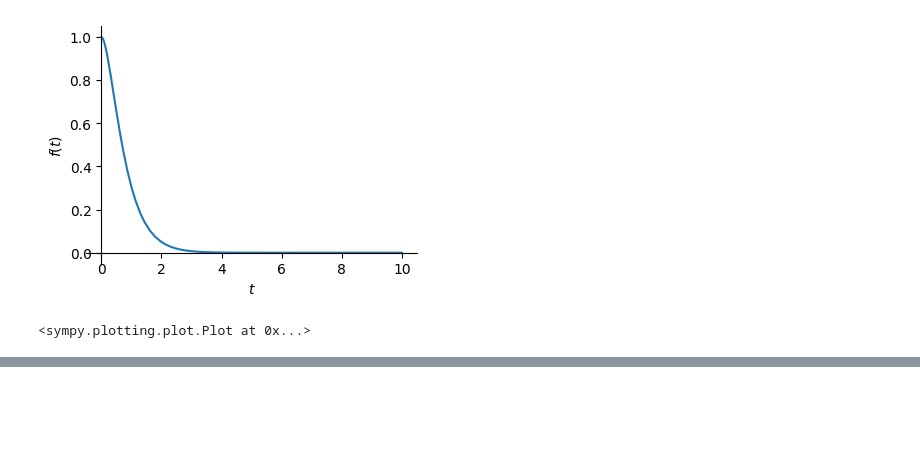
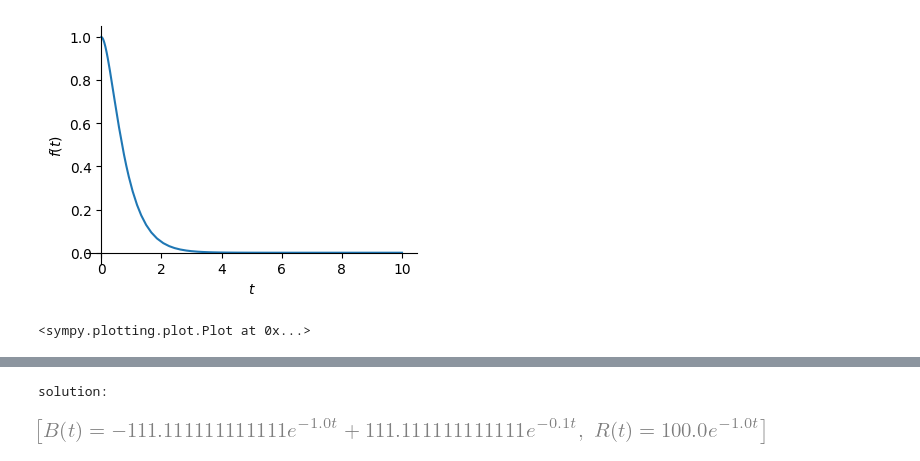
Before and after one commit to Kabilan108/drexel-coursework, a Jupyter notebook: bmes678/1-symbolic/hw/hwmupad.sim2_tko35.ipynb, the cells around one changed output, grey strips where cells are left out. Drawn from its saved outputs; the diff is of its cells as text; code cells hidden in the pictures; blank space fills up the shorter version.

```diff
--- a/bmes678/1-symbolic/hw/hwmupad.sim2_tko35.ipynb
+++ b/bmes678/1-symbolic/hw/hwmupad.sim2_tko35.ipynb
@@ -276,0 +273,28 @@ just have to be >0
+# %%
+# define ODE parameters
+k = 1 * 10**-3
+L = 10**3
+k_int = 0.1
+R0 = 100
+B0 = 0
+
+# declare symbols
+t = sp.symbols("t")
+B, R = sp.symbols("B R", cls=sp.Function)
+
+# define ODEs
+odes = [
+    sp.Eq(B(t).diff(t), k*R(t)*L - k_int*B(t)),
+    sp.Eq(R(t).diff(t), -k*R(t)*L),
+]
+
+# solve
+soln = sp.dsolve(odes, [B(t), R(t)], ics={
+    B(t).subs(t, 0): B0,
+    R(t).subs(t, 0): R0,
+})
+print("solution:")
+soln
+# %% [output]
+solution:
+[figure, added]
```
Also changed, not shown: parts of 4 cells of this notebook, 1 other file.
